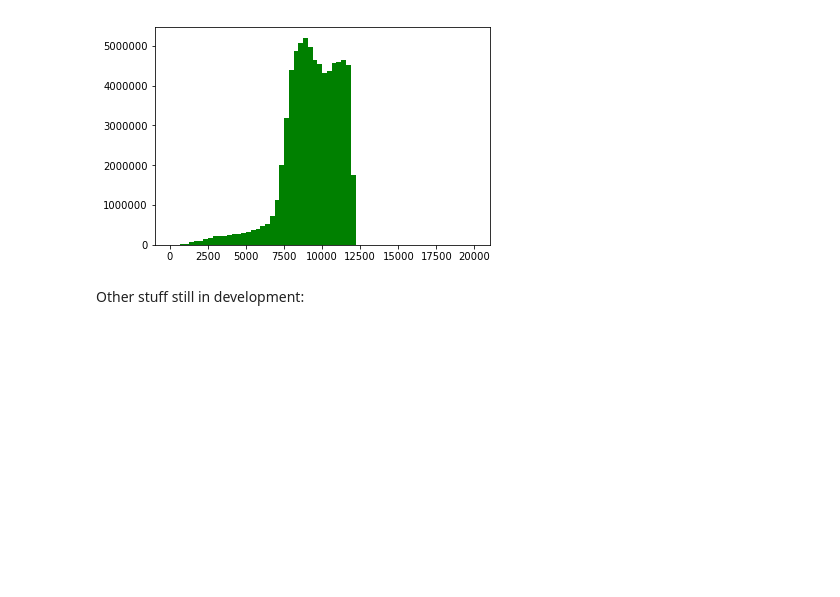
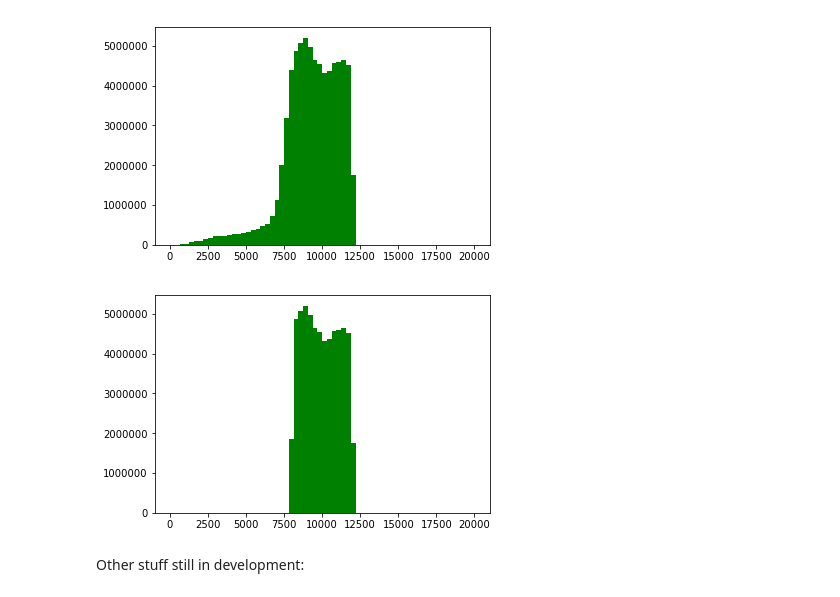
Before and after one commit to neurohackweek/NHW_visualization, a Jupyter notebook: presentation.ipynb, the cells around one changed output. Cells and saved outputs as stored; diff of their text form; code cells hidden in the pictures; blank space fills up the shorter version.

```diff
--- a/presentation.ipynb
+++ b/presentation.ipynb
@@ -374,6 +378,14 @@ masked4d=cmask(cd,tu12000_cd)    # masking 4d timeseries with 4d timeseries
 plt.hist(masked4d[np.nonzero(masked4d)],64,[0,20000],color='Green');
 # %% [output]
 [figure]
+# %%
+tl8000_cd=clthresh(cd,8000)
+range4d=cmask(tl8000_cd,tu12000_cd)    # masking 4d timeseries with 4d timeseries
+plt.hist(range4d[np.nonzero(range4d)],64,[0,20000],color='Green');
+output_cifti=nhw+'/range_demo.dtseries.nii'
+csave(output_cifti,range4d,ch,cn,ch,cf)
+# %% [output]
+[figure, added]
 # %% [markdown]
 Other stuff still in development:
 # %%
```
Also changed, not shown: parts of 2 cells of this notebook.
